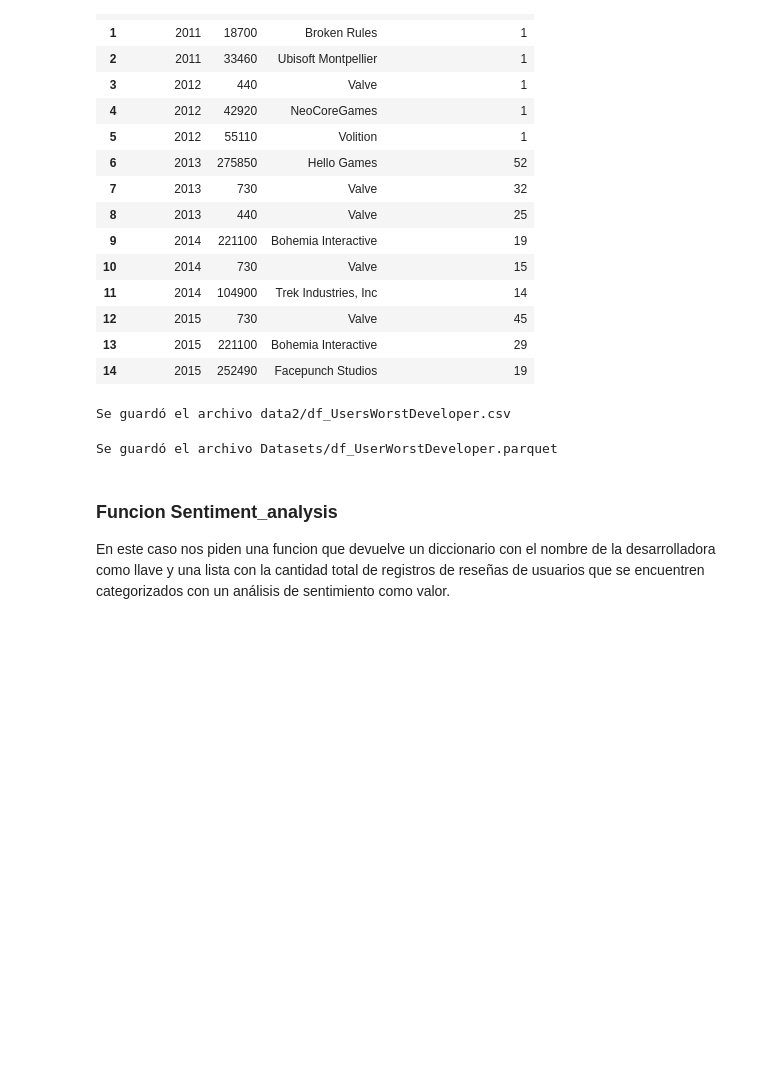
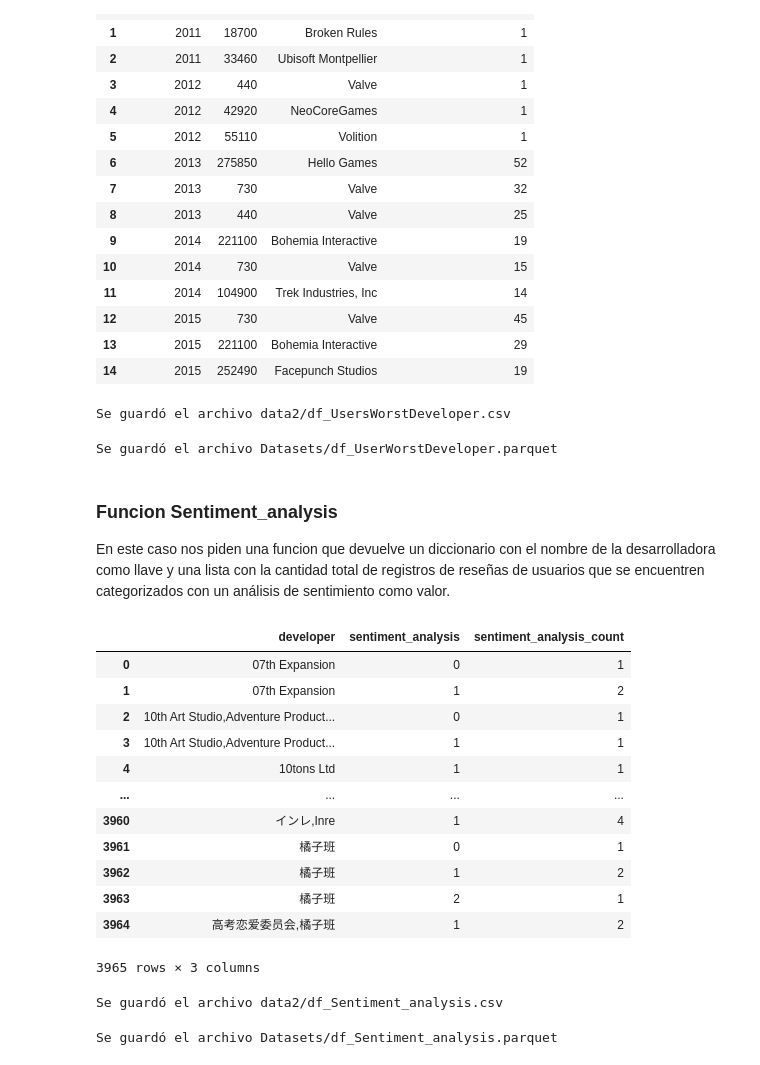
Before and after one commit to ASGuzman/PI_MLOps_Steam, a Jupyter notebook: DataFrames_Auxiliares.ipynb, the cells around one changed output. Saved outputs shown, nothing was run; the diff lists cells and outputs as text; code cells hidden in the pictures; blank space fills up the shorter version.

```diff
--- a/DataFrames_Auxiliares.ipynb
+++ b/DataFrames_Auxiliares.ipynb
@@ -248,3 +241,35 @@ Se guardó el archivo Datasets/df_UserWorstDeveloper.parquet
 # %% [markdown]
 ### Funcion Sentiment_analysis
 En este caso nos piden una funcion que devuelve un diccionario con el nombre de la desarrolladora como llave y una lista con la cantidad total de registros de reseñas de usuarios que se encuentren categorizados con un análisis de sentimiento como valor.
+# %%
+df_reviews0 = df_reviews[["user_id", "item_id","recommend","year_posted","sentiment_analysis"]]
+df_reviews1 = pd.merge(df_reviews0, df_output[["id","app_name","developer"]], left_on="item_id", right_on="id")
+df_reviews02 = df_reviews1[["user_id","app_name","developer","recommend","year_posted","sentiment_analysis"]]
+df_Sentiment_analysis = df_reviews02.groupby(["developer","sentiment_analysis"]).size().reset_index(name="sentiment_analysis_count")
+df_Sentiment_analysis
+# %% [output]
+|  | developer | sentiment_analysis | sentiment_analysis_count |
+| 0 | 07th Expansion | 0 | 1 |
+| 1 | 07th Expansion | 1 | 2 |
+| 2 | 10th Art Studio,Adventure Product... | 0 | 1 |
+| 3 | 10th Art Studio,Adventure Product... | 1 | 1 |
+| 4 | 10tons Ltd | 1 | 1 |
+| ... | ... | ... | ... |
+| 3960 | インレ,Inre | 1 | 4 |
+| 3961 | 橘子班 | 0 | 1 |
+| 3962 | 橘子班 | 1 | 2 |
+| 3963 | 橘子班 | 2 | 1 |
+| 3964 | 高考恋爱委员会,橘子班 | 1 | 2 |
+3965 rows × 3 columns
+# %%
+archivo_limpio10 = "data2/df_Sentiment_analysis.csv"
+df_Sentiment_analysis.to_csv(archivo_limpio10, index=False, encoding="utf-8")
+print(f"Se guardó el archivo {archivo_limpio10}")
+# %% [output]
+Se guardó el archivo data2/df_Sentiment_analysis.csv
+# %%
+archivo_limpio11 = "Datasets/df_Sentiment_analysis.parquet"
+df_Sentiment_analysis.to_parquet(archivo_limpio11, index=False)
+print(f"Se guardó el archivo {archivo_limpio11}")
+# %% [output]
+Se guardó el archivo Datasets/df_Sentiment_analysis.parquet
```
Also changed, not shown: parts of 2 cells of this notebook, 1 other file.
